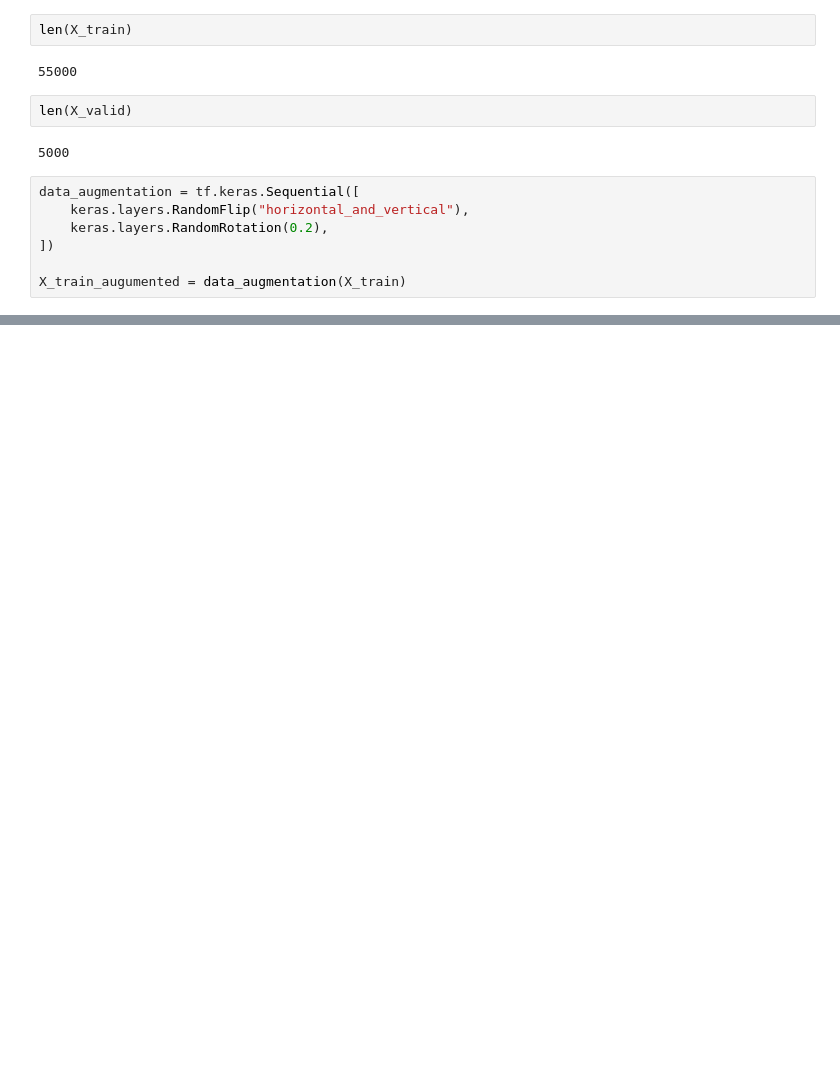
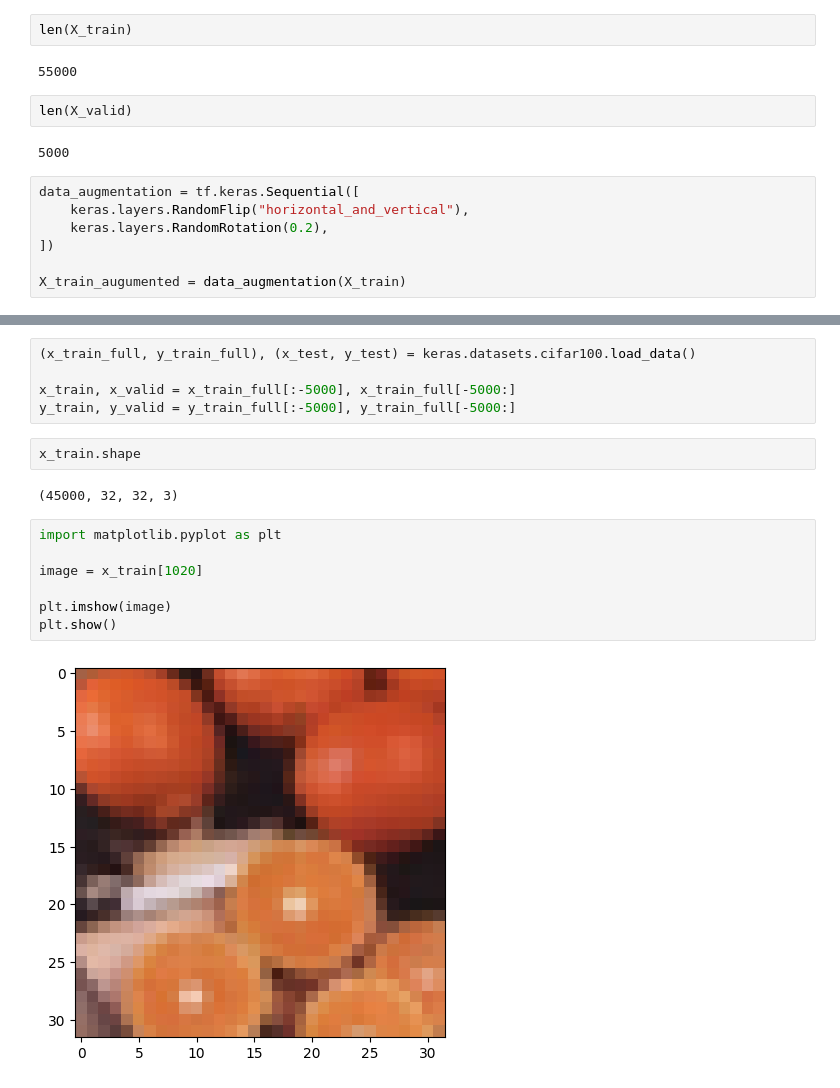
Before and after one commit to S4vyss/machine-learning, a Jupyter notebook: ComputerVision_(chapter_14).ipynb, the cells around one changed output, grey strips where cells are left out. Saved outputs shown, nothing was run; the diff lists cells and outputs as text; blank space fills up the shorter version.

```diff
--- a/ComputerVision_(chapter_14).ipynb
+++ b/ComputerVision_(chapter_14).ipynb
@@ -141,0 +118,18 @@ model.evaluate(X_test, y_test)
+# %%
+(x_train_full, y_train_full), (x_test, y_test) = keras.datasets.cifar100.load_data()
+
+x_train, x_valid = x_train_full[:-5000], x_train_full[-5000:]
+y_train, y_valid = y_train_full[:-5000], y_train_full[-5000:]
+# %%
+x_train.shape
+# %% [output]
+(45000, 32, 32, 3)
+# %%
+import matplotlib.pyplot as plt
+
+image = x_train[1020]
+
+plt.imshow(image)
+plt.show()
+# %% [output]
+[figure, added]
```
Also changed, not shown: parts of 10 cells of this notebook.
